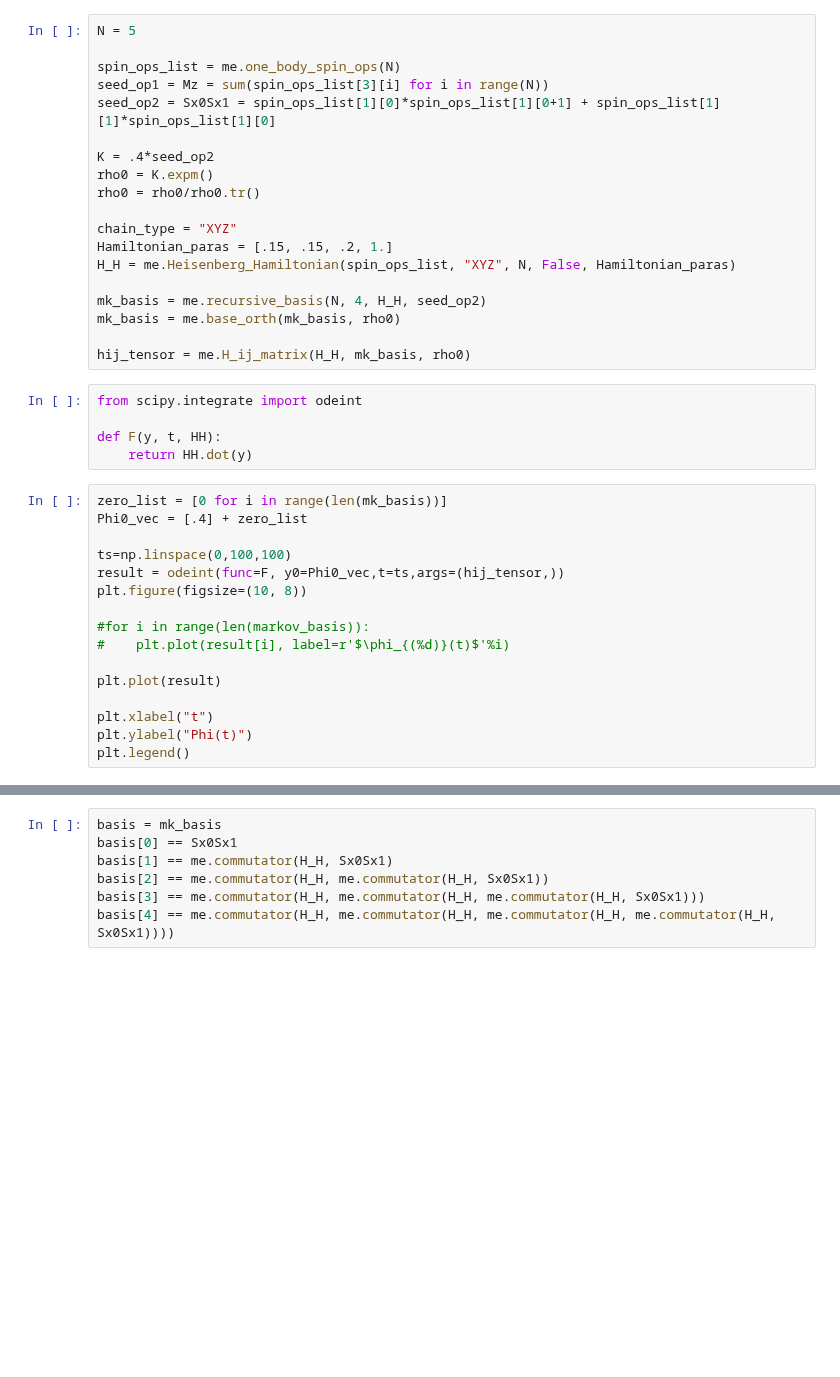
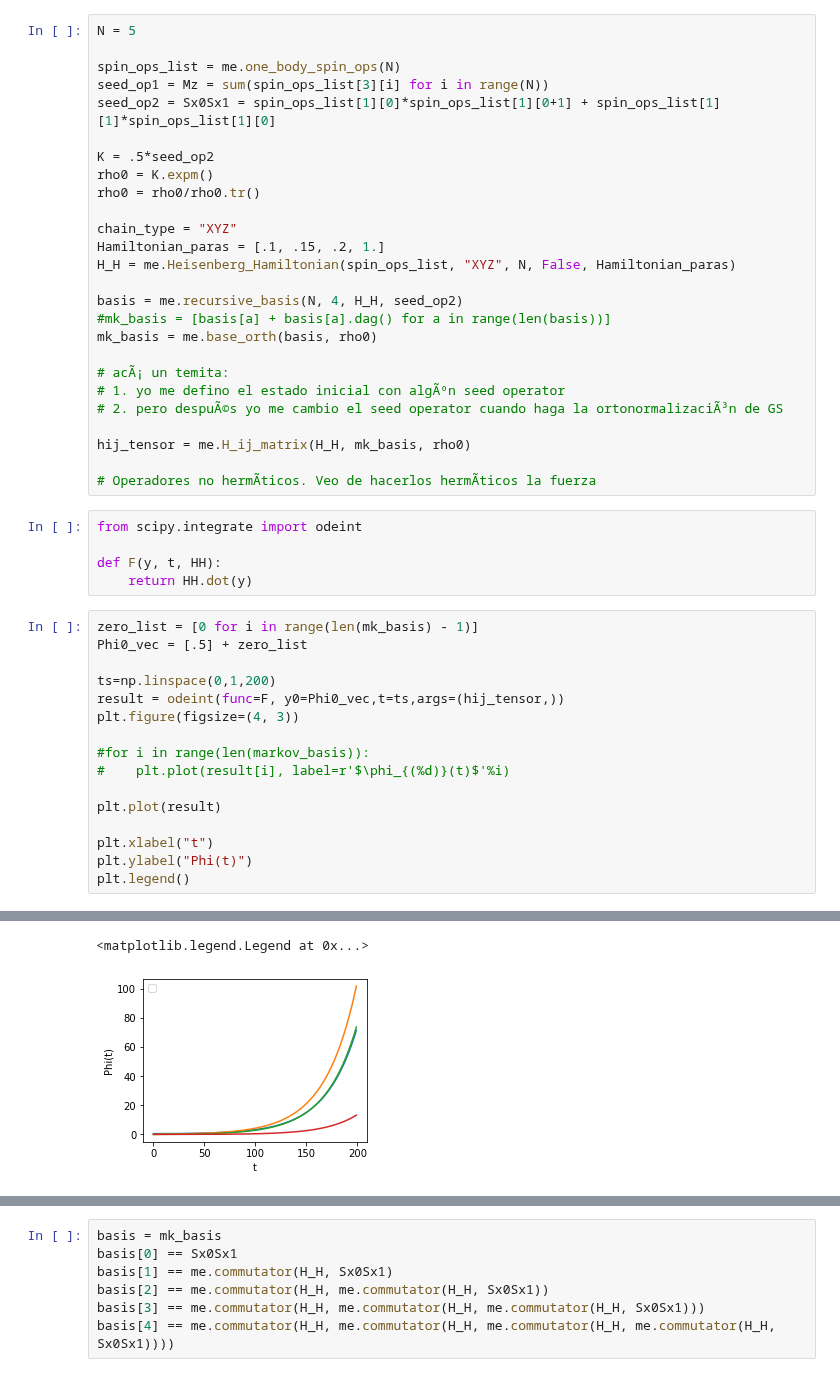
Before and after one commit to tomi-cuentitas/Spin-Chains-, a Jupyter notebook: K-evolution/K-evol.ipynb, the cells around one changed output, grey strips where cells are left out. Drawn from its saved outputs; the diff is of its cells as text; blank space fills up the shorter version.

```diff
--- a/K-evolution/K-evol.ipynb
+++ b/K-evolution/K-evol.ipynb
@@ -18,30 +41,37 @@ spin_ops_list = me.one_body_spin_ops(N)
 seed_op1 = Mz = sum(spin_ops_list[3][i] for i in range(N))
 seed_op2 = Sx0Sx1 = spin_ops_list[1][0]*spin_ops_list[1][0+1] + spin_ops_list[1][1]*spin_ops_list[1][0]
 
-K = .4*seed_op2
+K = .5*seed_op2
 rho0 = K.expm()
 rho0 = rho0/rho0.tr()
 
 chain_type = "XYZ"
-Hamiltonian_paras = [.15, .15, .2, 1.]
+Hamiltonian_paras = [.1, .15, .2, 1.]
 H_H = me.Heisenberg_Hamiltonian(spin_ops_list, "XYZ", N, False, Hamiltonian_paras)
 
-mk_basis = me.recursive_basis(N, 4, H_H, seed_op2)
-mk_basis = me.base_orth(mk_basis, rho0)
+basis = me.recursive_basis(N, 4, H_H, seed_op2)
+#mk_basis = [basis[a] + basis[a].dag() for a in range(len(basis))]
+mk_basis = me.base_orth(basis, rho0)
+
+# acÃ¡ un temita:
+# 1. yo me defino el estado inicial con algÃºn seed operator
+# 2. pero despuÃ©s yo me cambio el seed operator cuando haga la ortonormalizaciÃ³n de GS
 
 hij_tensor = me.H_ij_matrix(H_H, mk_basis, rho0)
+
+# Operadores no hermÃ­ticos. Veo de hacerlos hermÃ­ticos la fuerza
 # %%
 from scipy.integrate import odeint
 
 def F(y, t, HH):
     return HH.dot(y)
 # %%
-zero_list = [0 for i in range(len(mk_basis))]
-Phi0_vec = [.4] + zero_list
+zero_list = [0 for i in range(len(mk_basis) - 1)]
+Phi0_vec = [.5] + zero_list
 
-ts=np.linspace(0,100,100)
+ts=np.linspace(0,1,200)
 result = odeint(func=F, y0=Phi0_vec,t=ts,args=(hij_tensor,))
-plt.figure(figsize=(10, 8))
+plt.figure(figsize=(4, 3))
 
 #for i in range(len(markov_basis)):
 #    plt.plot(result[i], label=r'$\phi_{(%d)}(t)$'%i)
@@ -55,0 +86,2 @@ ValueError: shapes (4,4) and (5,) not aligned: 4 (dim 1) != 5 (dim 0)
+<matplotlib.legend.Legend at 0x...>
+[figure, added]
```
Also changed, not shown: parts of 21 cells of this notebook.
